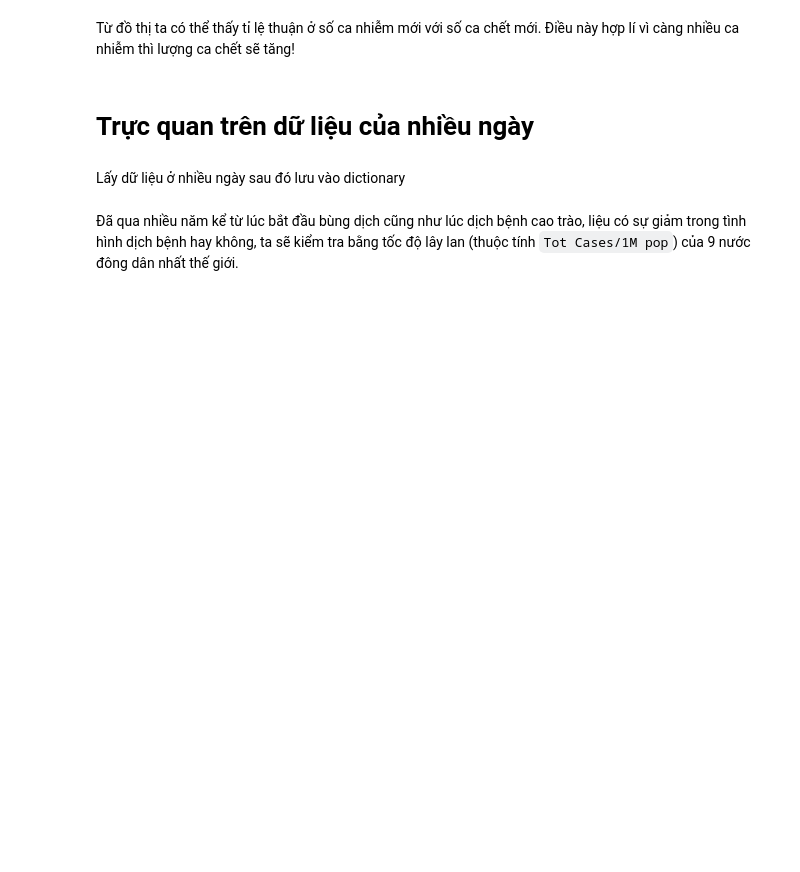
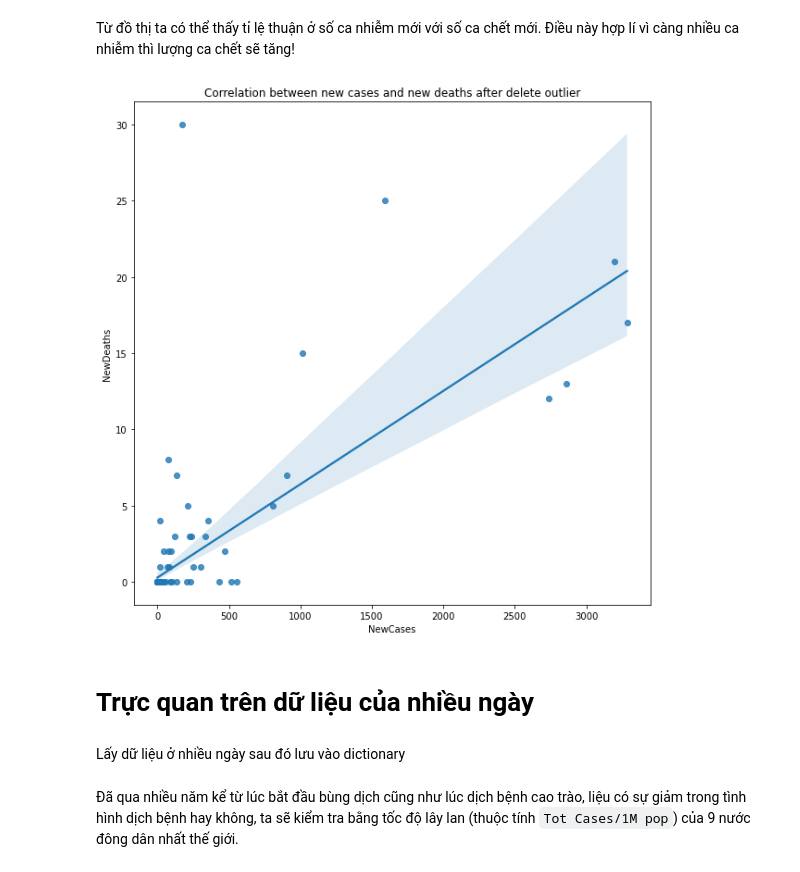
Before and after one commit to vntan/Covid-19-Analysis, a Jupyter notebook: Visualization.ipynb, the cells around one changed output. Saved outputs shown, nothing was run; the diff lists cells and outputs as text; code cells hidden in the pictures; blank space fills up the shorter version.

```diff
--- a/Visualization.ipynb
+++ b/Visualization.ipynb
@@ -128,5 +128,12 @@ ax.set(title='Correlation between new cases and new deaths');
 # %% [markdown]
 Từ đồ thị ta có thể thấy tỉ lệ thuận ở số ca nhiễm mới với số ca chết mới. Điều này hợp lí vì càng nhiều ca nhiễm thì lượng ca chết sẽ tăng!
+# %%
+# Plotting
+fig, ax = plt.subplots(figsize=(10, 10))
+sns.regplot(data=check_df[check_df['NewCases'] < 4000], x='NewCases', y='NewDeaths')
+ax.set(title='Correlation between new cases and new deaths after delete outlier');
+# %% [output]
+[figure, added]
 # %% [markdown]
 # Trực quan trên dữ liệu của nhiều ngày
 # %% [markdown]
```
Also changed, not shown: parts of 4 cells of this notebook, 6 other files.
